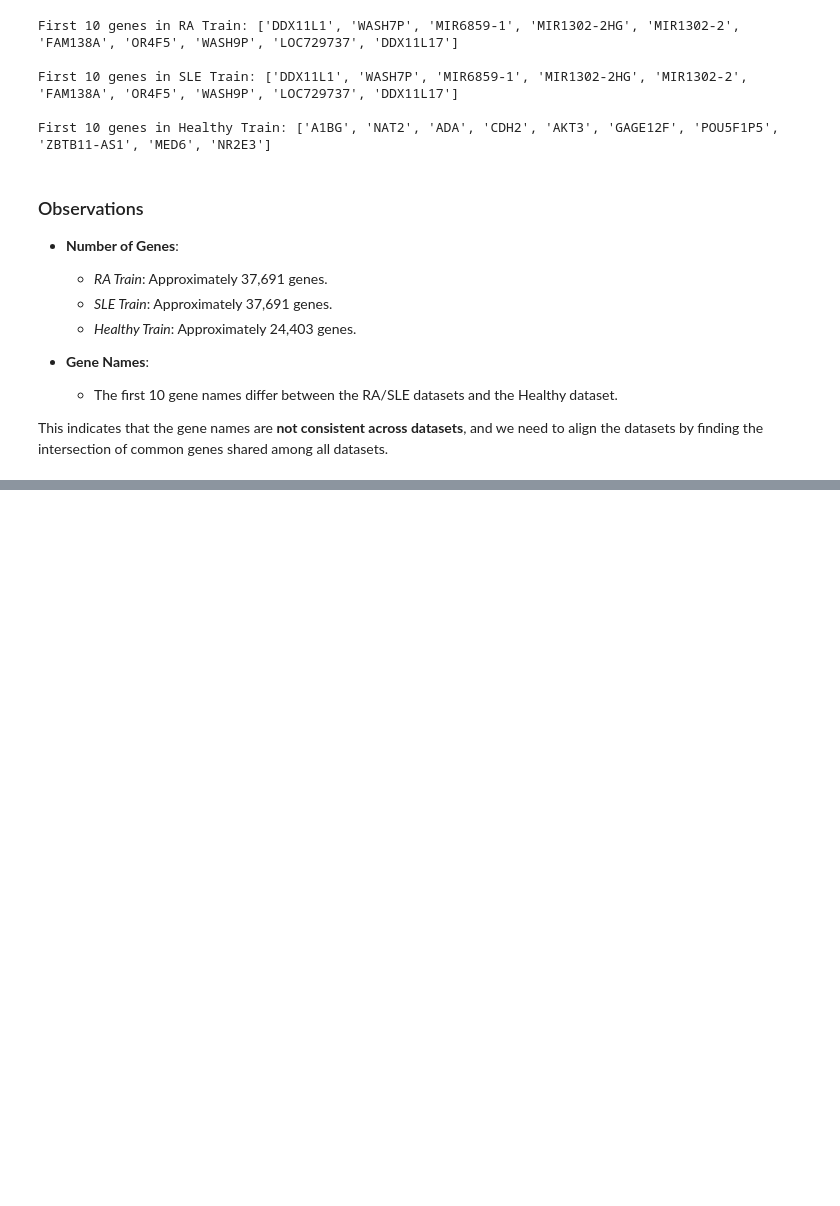
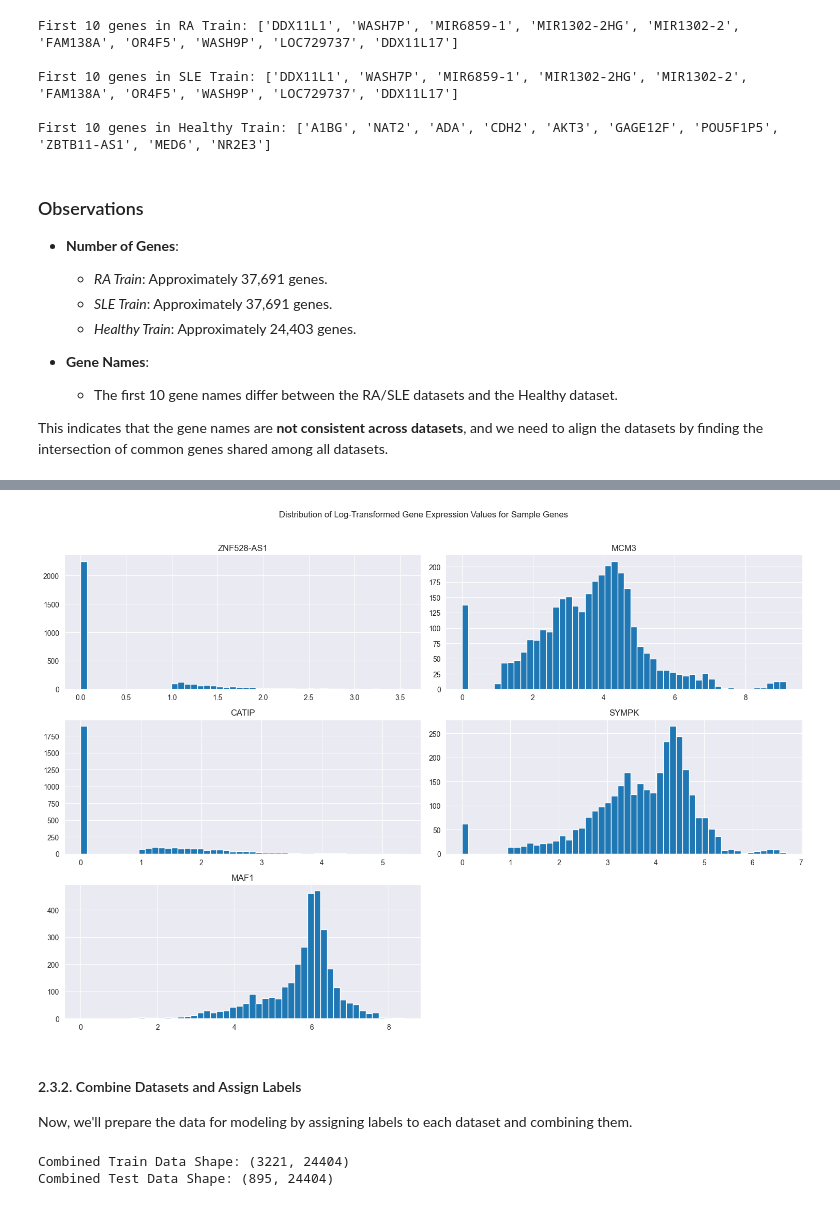
Before and after one commit to andreas-pattichis/ML-for-RNA-Seq-Disease-Classification-and-Biomarker-Discovery, a Jupyter notebook: assignment.ipynb, the cells around one changed output, grey strips where cells are left out. Saved outputs shown, nothing was run; the diff lists cells and outputs as text; code cells hidden in the pictures; blank space fills up the shorter version.

```diff
--- a/assignment.ipynb
+++ b/assignment.ipynb
@@ -111,0 +236,51 @@ This indicates that the gene names are **not consistent across datasets**, and w
+# %%
+# Define a function for log transformation
+def log_transform(df):
+    df_log = np.log2(df + 1)
+    return df_log
+
+
+# Apply log transformation to all datasets
+ra_train = log_transform(ra_train)
+ra_test = log_transform(ra_test)
+sle_train = log_transform(sle_train)
+sle_test = log_transform(sle_test)
+healthy_train = log_transform(healthy_train)
+healthy_test = log_transform(healthy_test)
+# %%
+# Visualize the distribution of gene expression values after log transformation
+combined_train = pd.concat([ra_train, sle_train, healthy_train], ignore_index=True)
+combined_train[sample_genes].hist(figsize=(15, 10), bins=50)
+plt.suptitle('Distribution of Log-Transformed Gene Expression Values for Sample Genes', y=1.02)
+plt.tight_layout()
+plt.show()
+# %% [output]
+[figure, added]
+# %% [markdown]
+#### 2.3.2. Combine Datasets and Assign Labels
+Now, we'll prepare the data for modeling by assigning labels to each dataset and combining them.
+# %%
+# Assign labels
+ra_train['label'] = 1
+ra_test['label'] = 1
+sle_train['label'] = 2
+sle_test['label'] = 2
+healthy_train['label'] = 0
+healthy_test['label'] = 0
+
+# Combine datasets
+train_data = pd.concat([ra_train, sle_train, healthy_train], ignore_index=True)
+test_data = pd.concat([ra_test, sle_test, healthy_test], ignore_index=True)
+
+# Separate features and labels
+X_train = train_data.drop('label', axis=1)
+y_train = train_data['label']
+X_test = test_data.drop('label', axis=1)
+y_test = test_data['label']
+
+# Display the shapes of the combined datasets
+print("Combined Train Data Shape:", train_data.shape)
+print("Combined Test Data Shape:", test_data.shape)
+# %% [output]
+Combined Train Data Shape: (3221, 24404)
+Combined Test Data Shape: (895, 24404)
```
Also changed, not shown: parts of 13 cells of this notebook.
